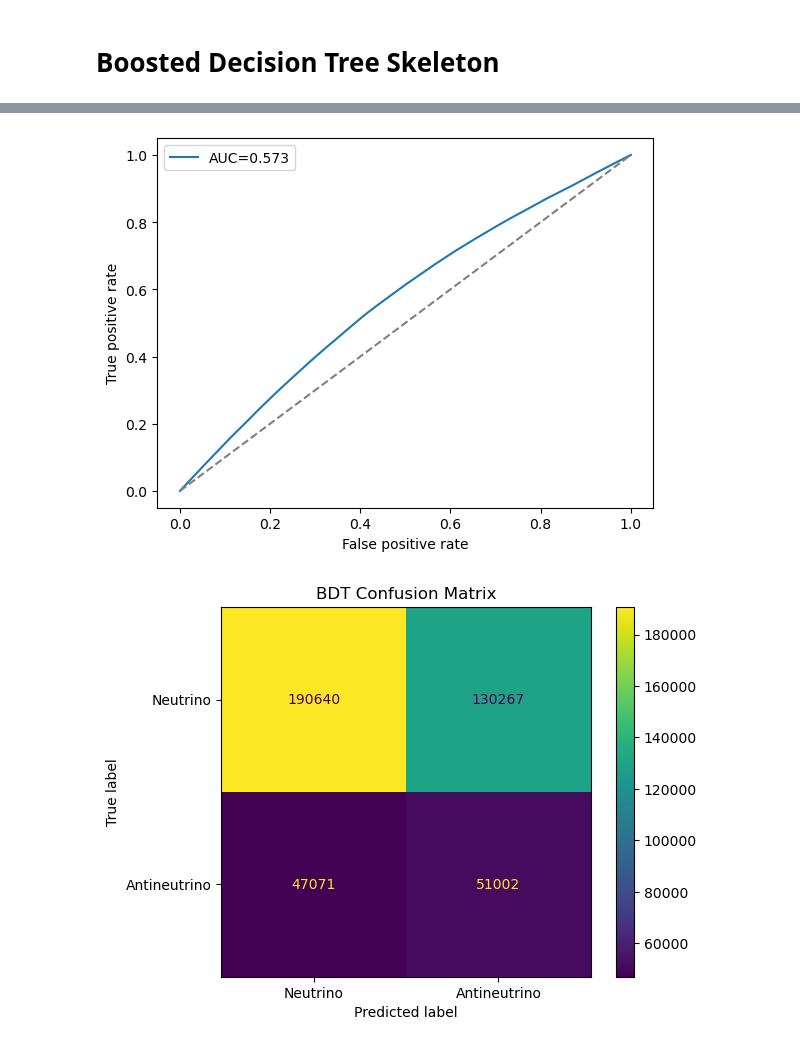
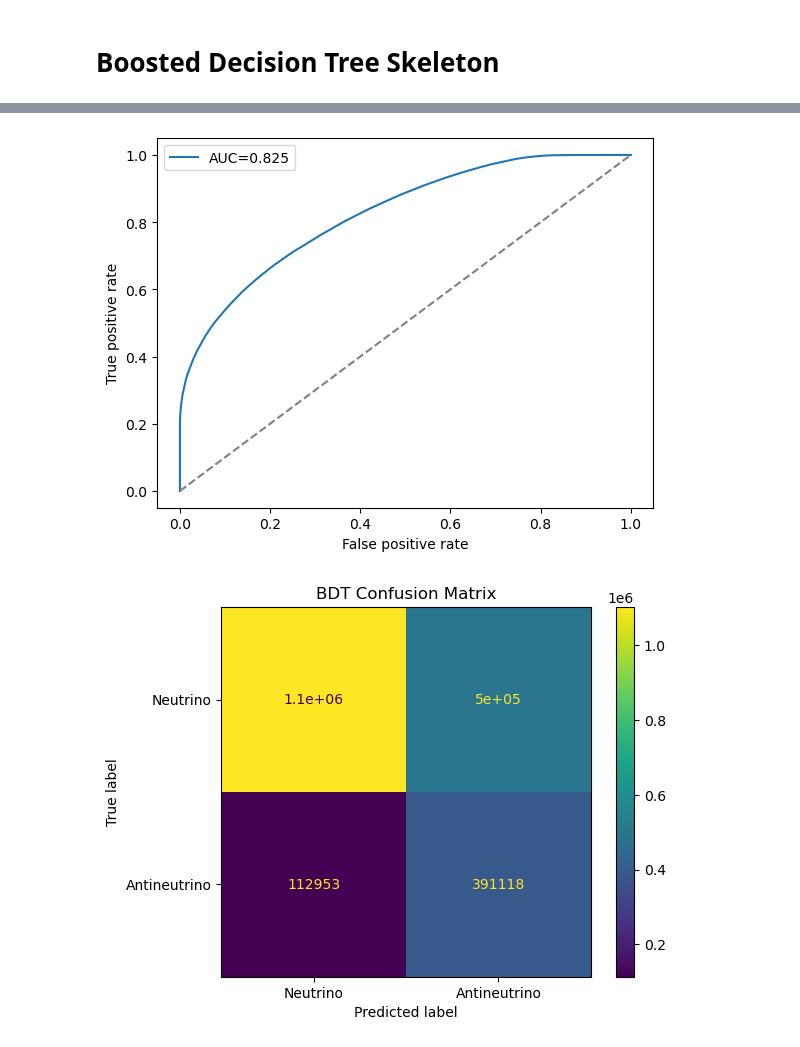
Before and after one commit to bristol-dune/atmospherics-tools, a Jupyter notebook: fast-osc-feedback/BDT-Skeleton.ipynb, the cells around one changed output, grey strips where cells are left out. Saved outputs shown, nothing was run; the diff lists cells and outputs as text; code cells hidden in the pictures.

Commit message:
BDT: Add more rows from manually loading data

```diff
--- a/fast-osc-feedback/BDT-Skeleton.ipynb
+++ b/fast-osc-feedback/BDT-Skeleton.ipynb
@@ -17,21 +17,37 @@ Energy reconstruction:    {energy_reco.name}
 """)
 
 data_manager = DataManager("/storage/1/st15719/caf_new_sum.2.6M_weighted.root")
+data_manager.set_data_selection(pl.lit(True))
 data_manager.set_direc_reco(direc_reco)
 data_manager.set_energy_reco(energy_reco)
 
 df = data_manager.prepare_data()
-df = df["nuPDG", "recoE", "direc_reco"]
+df = df["recoE", "direc_reco"]
 
 caf_tree = uproot.open("/storage/1/st15719/caf_new_sum.2.6M_weighted.root")["cafTree"]
 Enu_e_had = "rec/common/common.ixn.pandora/common.ixn.pandora.Enu.e_had"
 Enu_e_calo = "rec/common/common.ixn.pandora/common.ixn.pandora.Enu.e_calo"
 Enu_mu_had = "rec/common/common.ixn.pandora/common.ixn.pandora.Enu.mu_had"
 Enu_mu_range = "rec/common/common.ixn.pandora/common.ixn.pandora.Enu.mu_range"
+nuPDG = "rec/mc/mc.nu/mc.nu.pdg"
+true_inelasticity = "rec/mc/mc.nu/mc.nu.inelasticity"
 
-data = caf_tree.arrays([Enu_e_had, Enu_e_calo, Enu_mu_had, Enu_mu_range])
-df2: pl.DataFrame = pl.from_pandas(ak.to_dataframe(data, how="outer"))
-df2.columns = ["Enu_e_had", "Enu_e_calo", "Enu_mu_had", "Enu_mu_range"]
+df2 = pl.from_pandas(
+    ak.to_dataframe(
+        caf_tree.arrays(
+            [Enu_e_had, Enu_e_calo, Enu_mu_had, Enu_mu_range, nuPDG, true_inelasticity]
+        ),
+        how="outer",
+    ),
+)
+df2.columns = [
+    "Enu_e_had",
+    "Enu_e_calo",
+    "Enu_mu_had",
+    "Enu_mu_range",
+    "nuPDG",
+    "true_inelasticity",
+]
 
 event_daughters_tree = uproot.open("example-cafs-root/event_daughters_info.root")[
     "event_daughters_tree"
@@ -46,9 +62,6 @@ muon_mask = pl.col("nuPDG").abs() == 14
 electron_inelasticity = 1 - (pl.col("Enu_e_had") / pl.col("Enu_e_calo"))
 muon_inelasticity = 1 - (pl.col("Enu_mu_had") / pl.col("Enu_mu_range"))
 
-nu_mask = pl.col("nuPDG") > 0
-nubar_mask = pl.col("nuPDG") < 0
-
 data: pl.DataFrame = (
     pl.concat([df, df2, event_daughters_df], how="horizontal")
     .filter(pl.col("reco_ok") == True)
@@ -59,7 +72,7 @@ data: pl.DataFrame = (
         .when(muon_mask)
         .then(muon_inelasticity)
         .otherwise(None)
-        .alias("inelasticity")
+        .alias("reco_inelasticity")
     )
     .drop_nulls()
 )
@@ -268,19 +296,19 @@ plt.ylabel("True positive rate")
 plt.legend()
 plt.show()
 # %% [output]
-[figure, old version]
+[figure, new version]
 # %%
 from sklearn.metrics import confusion_matrix, ConfusionMatrixDisplay
 
-y_pred = clf.predict(X_test)
-cm = confusion_matrix(y_test, y_pred)
+y_pred = clf.predict(X_data.to_pandas())
+cm = confusion_matrix(y_data, y_pred)
 
 disp = ConfusionMatrixDisplay(cm, display_labels=["Neutrino", "Antineutrino"])
 disp.plot()
 plt.title("BDT Confusion Matrix")
 plt.show()
 # %% [output]
-[figure, old version]
+[figure, new version]
 # %%
 from sklearn.inspection import permutation_importance
 
```
Also changed, not shown: parts of 9 cells of this notebook.
